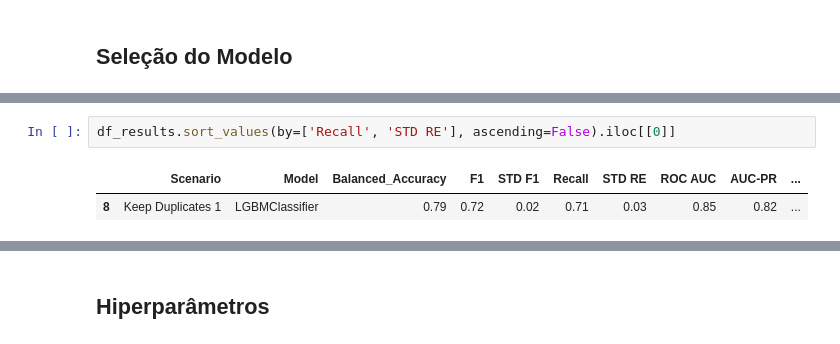
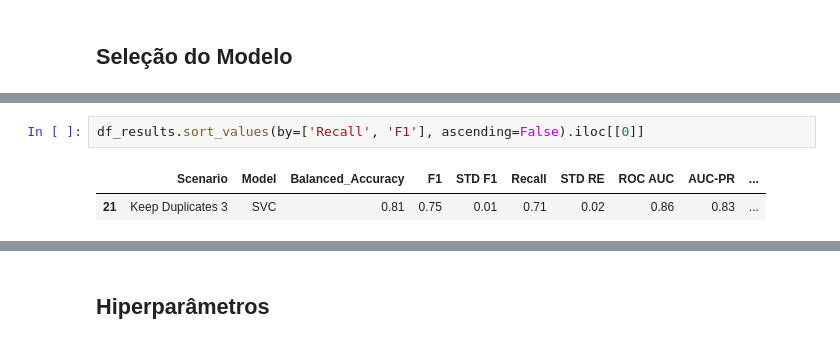
Before and after one commit to DanielaSenna/employee-turnover-prediction, a Jupyter notebook: notebook_employee.ipynb, the cells around one changed output, grey strips where cells are left out. Drawn from its saved outputs; the diff is of its cells as text.

```diff
--- a/notebook_employee.ipynb
+++ b/notebook_employee.ipynb
@@ -2874,8 +2889,8 @@ df_results_logistic.sort_values(by=["AUC-PR", "STD AUC-PR", "Recall"], ascending
 |  | Scenario | Model | Balanced_Accuracy | F1 | STD F1 | Recall | STD RE | ROC AUC | AUC-PR | ... |
 | 7 | Keep Duplicates 2 | LogisticRegression L2 lbfgs | 0.77 | 0.7 | 0.02 | 0.68 | 0.03 | 0.84 | 0.82 | ... |
 # %%
-df_results.sort_values(by=['Recall', 'STD RE'], ascending=False).iloc[[0]]
+df_results.sort_values(by=['Recall', 'F1'], ascending=False).iloc[[0]]
 # %% [output]
 |  | Scenario | Model | Balanced_Accuracy | F1 | STD F1 | Recall | STD RE | ROC AUC | AUC-PR | ... |
-| 8 | Keep Duplicates 1 | LGBMClassifier | 0.79 | 0.72 | 0.02 | 0.71 | 0.03 | 0.85 | 0.82 | ... |
+| 21 | Keep Duplicates 3 | SVC | 0.81 | 0.75 | 0.01 | 0.71 | 0.02 | 0.86 | 0.83 | ... |
 # %%
```
Also changed, not shown: parts of 19 cells of this notebook, 4 other files.
